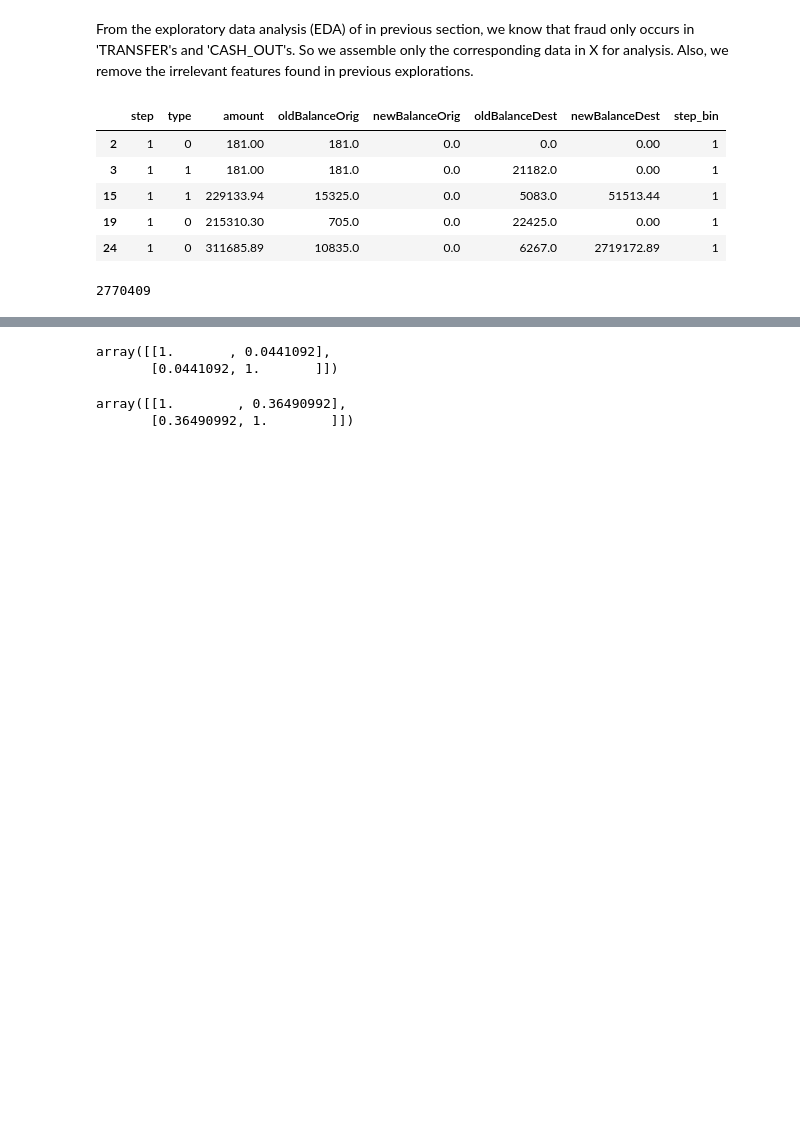
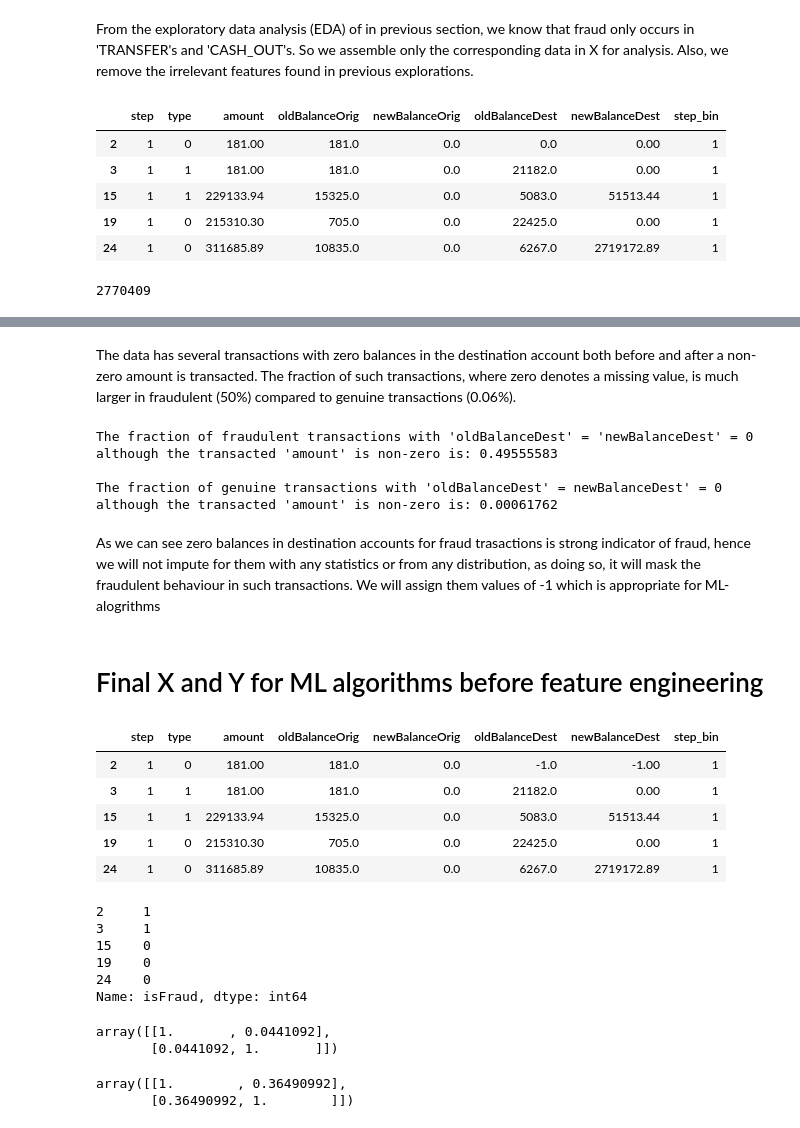
Before and after one commit to amanrajdce/Fraud-Detector, a Jupyter notebook: Fraudulent_Transaction_Detection.ipynb, the cells around one changed output, grey strips where cells are left out. Saved outputs shown, nothing was run; the diff lists cells and outputs as text; code cells hidden in the pictures; blank space fills up the shorter version.

Commit message:
adding all non-ml work except feat-eng and data vis

```diff
--- a/Fraudulent_Transaction_Detection.ipynb
+++ b/Fraudulent_Transaction_Detection.ipynb
@@ -225,0 +228,29 @@ print(len(X))
+# %% [markdown]
+The data has several transactions with zero balances in the destination
+account both before and after a non-zero amount is transacted. The fraction
+of such transactions, where zero denotes a missing value, is much
+larger in fraudulent (50%) compared to genuine transactions (0.06%).
+# %%
+Xfraud = X[Y == 1]
+XnonFraud = X[Y == 0]
+frac_fraud = len(Xfraud[(Xfraud.oldBalanceDest == 0) & \
+(Xfraud.newBalanceDest == 0) & (Xfraud.amount)]) / (1.0 * len(Xfraud))
+
+print('\nThe fraction of fraudulent transactions with \'oldBalanceDest\' = \
+\'newBalanceDest\' = 0 \nalthough the transacted \'amount\' is non-zero is: {}'.\
+format(round(frac_fraud, 8)))
+
+frac_genuine = len(XnonFraud[(XnonFraud.oldBalanceDest == 0) & \
+(XnonFraud.newBalanceDest == 0) & (XnonFraud.amount)]) / (1.0 * len(XnonFraud))
+
+print('\nThe fraction of genuine transactions with \'oldBalanceDest\' = \
+newBalanceDest\' = 0 \nalthough the transacted \'amount\' is non-zero is: {}'.\
+format(round(frac_genuine, 8)))
+# %% [output]
+The fraction of fraudulent transactions with 'oldBalanceDest' = 'newBalanceDest' = 0
+although the transacted 'amount' is non-zero is: 0.49555583
+
+The fraction of genuine transactions with 'oldBalanceDest' = newBalanceDest' = 0
+although the transacted 'amount' is non-zero is: 0.00061762
+# %% [markdown]
+As we can see zero balances in destination accounts for fraud trasactions is strong indicator of fraud, hence we will not impute for them with any statistics or from any distribution, as doing so, it will mask the fraudulent behaviour in such transactions. We will assign them values of -1 which is appropriate for ML-alogrithms
@@ -226,3 +260,23 @@ print(len(X))
+# %% [markdown]
+# Final X and Y for ML algorithms before feature engineering
+# %%
+X.head()
+# %% [output]
+|  | step | type | amount | oldBalanceOrig | newBalanceOrig | oldBalanceDest | newBalanceDest | step_bin |
+| 2 | 1 | 0 | 181.00 | 181.0 | 0.0 | -1.0 | -1.00 | 1 |
+| 3 | 1 | 1 | 181.00 | 181.0 | 0.0 | 21182.0 | 0.00 | 1 |
+| 15 | 1 | 1 | 229133.94 | 15325.0 | 0.0 | 5083.0 | 51513.44 | 1 |
+| 19 | 1 | 0 | 215310.30 | 705.0 | 0.0 | 22425.0 | 0.00 | 1 |
+| 24 | 1 | 0 | 311685.89 | 10835.0 | 0.0 | 6267.0 | 2719172.89 | 1 |
+# %%
+Y.head()
+# %% [output]
+2     1
+3     1
+15    0
+19    0
+24    0
+Name: isFraud, dtype: int64
 # %%
 from numpy import corrcoef
 import numpy as np
```
Also changed, not shown: parts of 2 cells of this notebook.
